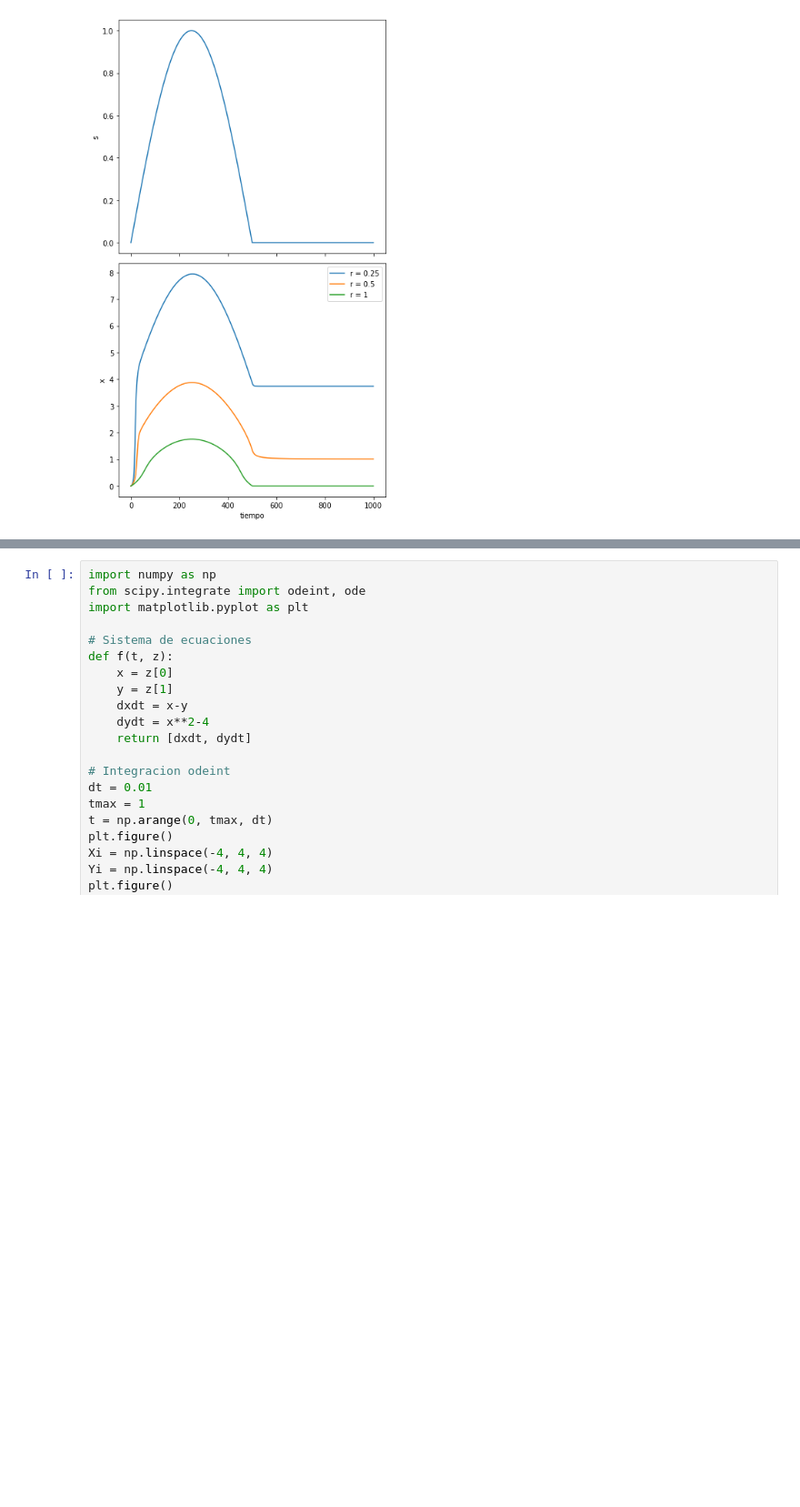
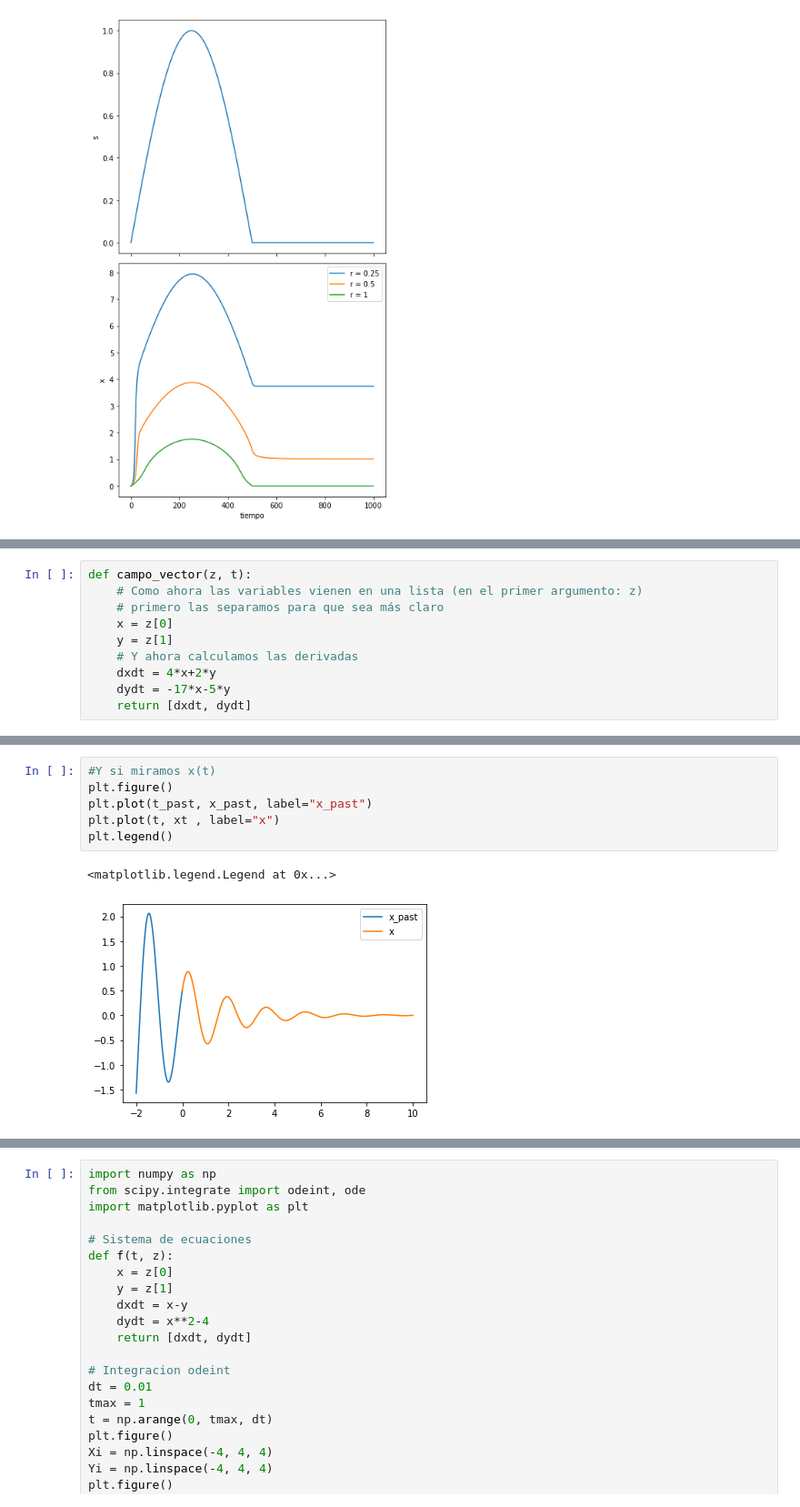
Before and after one commit to jfdoppler/DNL-1c2020, a Jupyter notebook: DNL_1C2020_integracion_3.ipynb, the cells around one changed output, grey strips where cells are left out. Shown at 91% size. Saved outputs shown, nothing was run; the diff lists cells and outputs as text; blank space fills up the shorter version.

```diff
--- a/DNL_1C2020_integracion_3.ipynb
+++ b/DNL_1C2020_integracion_3.ipynb
@@ -90,0 +111,10 @@ fig.tight_layout()
+# %%
+def campo_vector(z, t):
+    # Como ahora las variables vienen en una lista (en el primer argumento: z)
+    # primero las separamos para que sea más claro
+    x = z[0]
+    y = z[1]
+    # Y ahora calculamos las derivadas
+    dxdt = 4*x+2*y
+    dydt = -17*x-5*y
+    return [dxdt, dydt]
@@ -91 +192,10 @@ fig.tight_layout()
+# %%
+#Y si miramos x(t)
+plt.figure()
+plt.plot(t_past, x_past, label="x_past")
+plt.plot(t, xt , label="x")
+plt.legend()
+# %% [output]
+<matplotlib.legend.Legend at 0x...>
+[figure, added]
 # %% [markdown]
```
Also changed, not shown: parts of 9 cells of this notebook.
